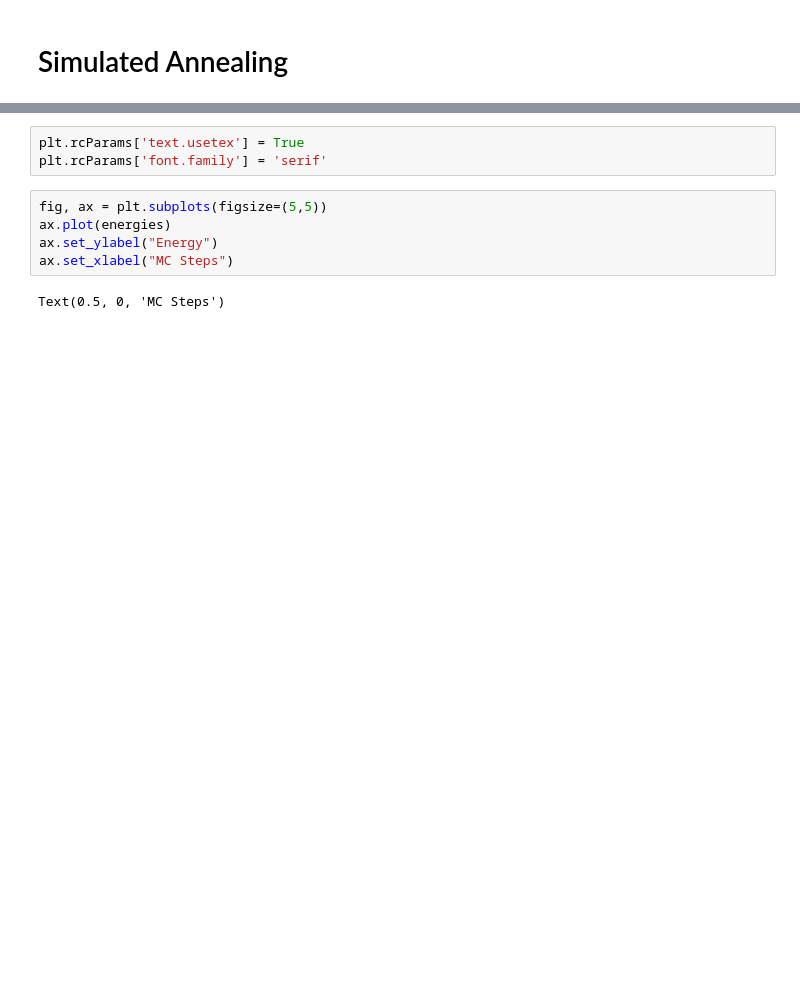
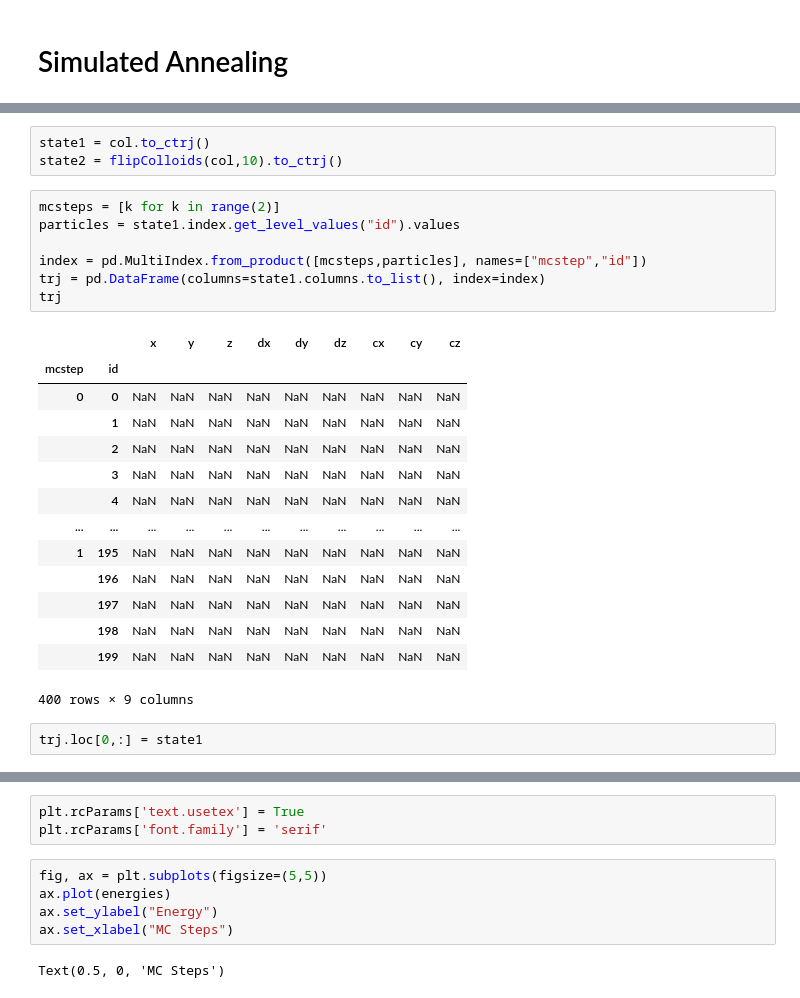
Before and after one commit to leogabac/rotBField, a Jupyter notebook: scripts/test6.ipynb, the cells around one changed output, grey strips where cells are left out. Cells and saved outputs as stored; diff of their text form; blank space fills up the shorter version.

```diff
--- a/scripts/test6.ipynb
+++ b/scripts/test6.ipynb
@@ -102,0 +117,27 @@ print(E0 / 1e6)
+# %%
+state1 = col.to_ctrj()
+state2 = flipColloids(col,10).to_ctrj()
+# %%
+mcsteps = [k for k in range(2)]
+particles = state1.index.get_level_values("id").values
+
+index = pd.MultiIndex.from_product([mcsteps,particles], names=["mcstep","id"])
+trj = pd.DataFrame(columns=state1.columns.to_list(), index=index)
+trj
+# %% [output]
+|  |  | x | y | z | dx | dy | dz | cx | cy | cz |
+| mcstep | id |  |  |  |  |  |  |  |  |  |
+| 0 | 0 | NaN | NaN | NaN | NaN | NaN | NaN | NaN | NaN | NaN |
+|  | 1 | NaN | NaN | NaN | NaN | NaN | NaN | NaN | NaN | NaN |
+|  | 2 | NaN | NaN | NaN | NaN | NaN | NaN | NaN | NaN | NaN |
+|  | 3 | NaN | NaN | NaN | NaN | NaN | NaN | NaN | NaN | NaN |
+|  | 4 | NaN | NaN | NaN | NaN | NaN | NaN | NaN | NaN | NaN |
+| ... | ... | ... | ... | ... | ... | ... | ... | ... | ... | ... |
+| 1 | 195 | NaN | NaN | NaN | NaN | NaN | NaN | NaN | NaN | NaN |
+|  | 196 | NaN | NaN | NaN | NaN | NaN | NaN | NaN | NaN | NaN |
+|  | 197 | NaN | NaN | NaN | NaN | NaN | NaN | NaN | NaN | NaN |
+|  | 198 | NaN | NaN | NaN | NaN | NaN | NaN | NaN | NaN | NaN |
+|  | 199 | NaN | NaN | NaN | NaN | NaN | NaN | NaN | NaN | NaN |
+400 rows × 9 columns
+# %%
+trj.loc[0,:] = state1
```
Also changed, not shown: parts of 17 cells of this notebook, 1 other file.
